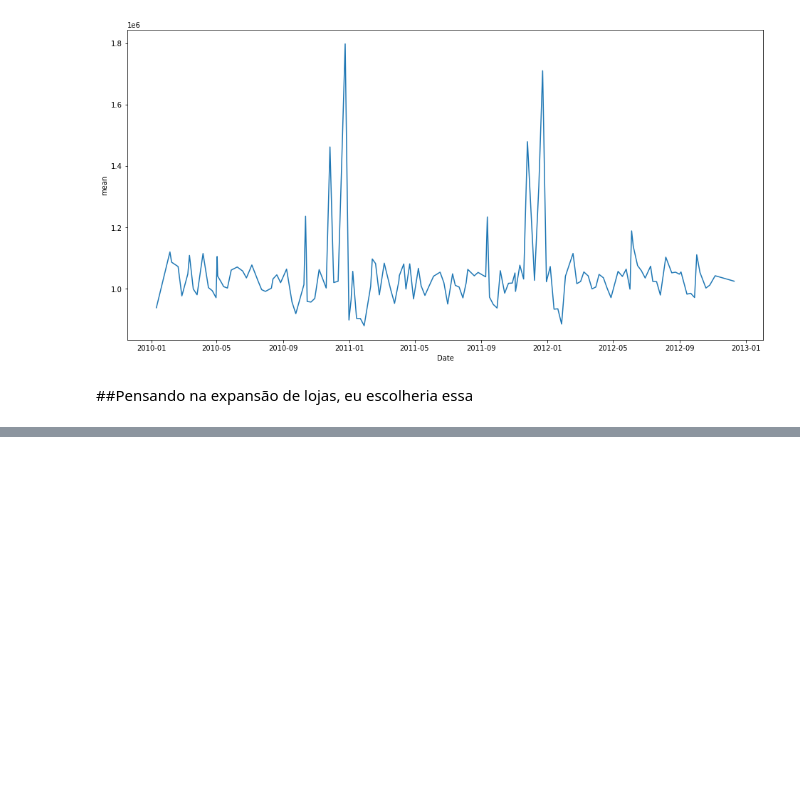
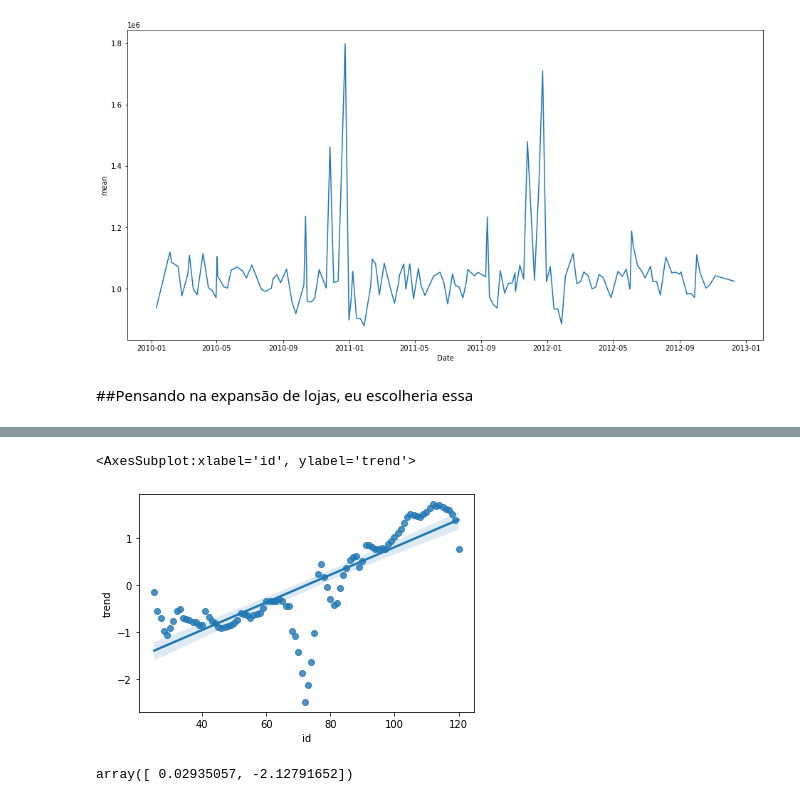
Before and after one commit to Pedro-hub13/Analysis-walmart-stores, a Jupyter notebook: walmart_analysis.ipynb, the cells around one changed output, grey strips where cells are left out. Saved outputs shown, nothing was run; the diff lists cells and outputs as text; code cells hidden in the pictures; blank space fills up the shorter version.

```diff
--- a/walmart_analysis.ipynb
+++ b/walmart_analysis.ipynb
@@ -162,0 +165,7 @@ df_sorted.head()
+# %%
+groups = df.groupby('Store')['Weekly_Sales']
+
+df_sorted['trend'] = groups.transform(lambda x : scale(x.rolling(4*12, center = True).mean()))
+df_sorted['id'] = groups.cumcount()+1
+
+df_sorted.head()
@@ -162,0 +183,11 @@ df_sorted.head()
+# %%
+sns.regplot(data = df_sorted.query('Store == 20'), x = 'id', y = 'trend')
+# %% [output]
+<AxesSubplot:xlabel='id', ylabel='trend'>
+[figure, added]
+# %%
+subdf = df_sorted.query('Store == 20').dropna().copy()
+
+np.polyfit(subdf.id, subdf.trend, deg = 1)
+# %% [output]
+array([ 0.02935057, -2.12791652])
```
Also changed, not shown: parts of 14 cells of this notebook.
